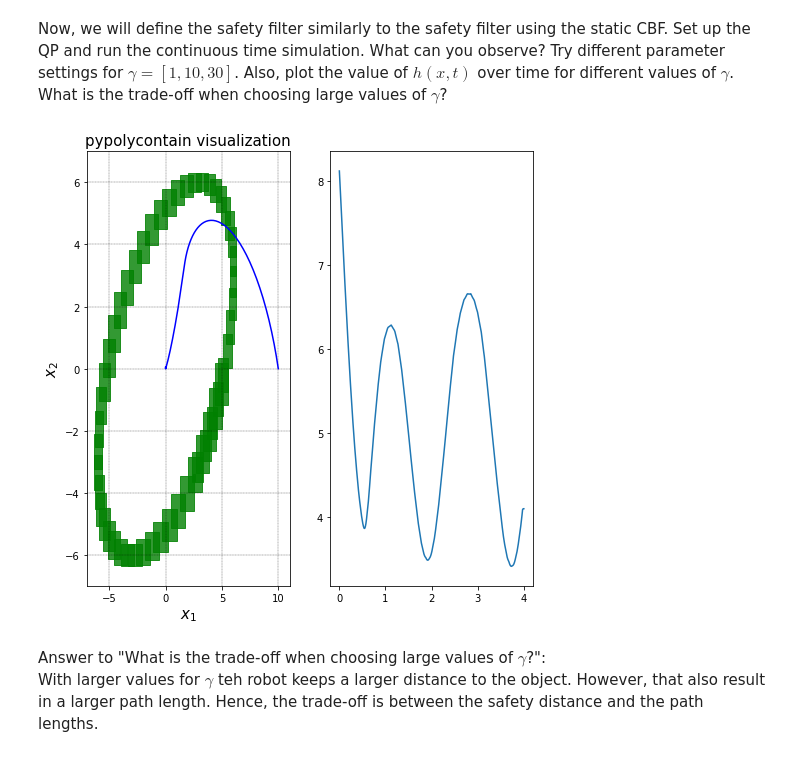
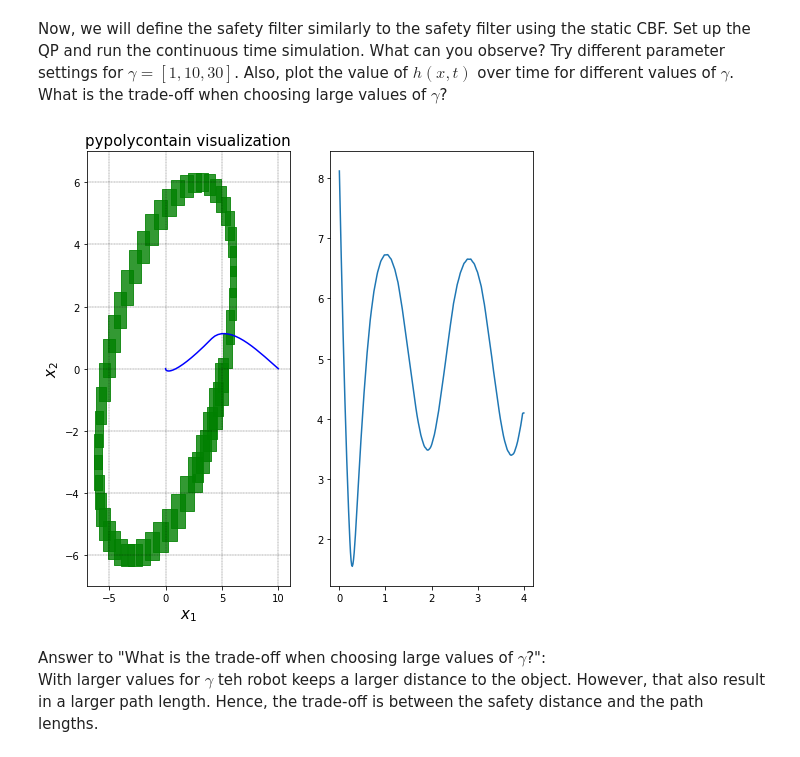
Before and after one commit to TheKastenkarl/DD2415-Safe-Robot-Planning-and-Control, a Jupyter notebook: Tutorial_1/tut1_reachability_CandA.ipynb, the cells around one changed output. Saved outputs shown, nothing was run; the diff lists cells and outputs as text; code cells hidden in the pictures.

```diff
--- a/Tutorial_1/tut1_reachability_CandA.ipynb
+++ b/Tutorial_1/tut1_reachability_CandA.ipynb
@@ -588,12 +588,12 @@ def safety_filter(x, h, t):
     dhdt = 0
 
     # set up QP: (https://courses.csail.mit.edu/6.867/wiki/images/a/a7/Qp-cvxopt.pdf)
-    # min 1/2 x^T P x + q^T x -> P = 1/2 Q, q=0
+    # min 1/2 x^T P x + q^T x -> P = 2*Q, q=0
     # s.t. Gx <= h
     # dh/dx*(Ax+Bu)+dh/dt = dh/dx*(Ax+Bu)+0 = dh/dx*Ax + dh/dx*B*(u_tilde+u_ref) >= -gamma*h(x,t)
     # -> dh/dx*Ax + gamma*h(x,t) + dh/dx*B*u_ref >= -dh/dx*B*u_tilde
     # -> h = dh/dx*Ax + gamma*h(x,t) + dh/dx*B*u_ref, G = -dh/dx*B
-    P = 0.5 * matrix(Q, tc='d')
+    P = 2 * matrix(Q, tc='d')
     q = matrix(np.zeros(2), tc='d')
     G = matrix(-np.transpose(dhdx) @ B, (1, 2), tc='d')
     h_opt = matrix(np.transpose(dhdx) @ A @ x + gamma * h(x,t) + np.transpose(dhdx) @ B @ u_ref, tc='d')
@@ -789,7 +789,7 @@ Now, we will define the safety filter similarly to the safety filter using the s
 # %%
 def safety_filter(x, t):
     #PUT YOUR CODE HERE
-    gamma = 1
+    gamma = 10
     # reference control input
     u_ref = - K @ x  # u = -Kx
 
@@ -808,34 +808,34 @@ def safety_filter(x, t):
     h_opt = matrix(np.transpose(dhdx) @ A @ x + gamma * h_val + np.transpose(dhdx) @ B @ u_ref + dhdt, tc='d')
 
     solvers.options['show_progress'] = False
     sol = solvers.qp(P,q,G,h_opt)
     u_tilde = np.array([i for i in sol['x']])
     u_safe = u_tilde + u_ref
     return u_safe
 
 # closed loop dynamics including CBF controller
 def closed_loop_system(x, t):
     #PUT YOUR CODE HERE
     u_safe = safety_filter(x, t)
     dx = A @ x + B @ u_safe
     return dx
 
 # Initial Conditions
 t_sim = np.linspace(0, sim_duration, 300)
 
 x_sol = odeint(closed_loop_system, c0, t_sim)
 
 fig = plt.figure()
 ax = fig.add_subplot(121)
 pp.visualize(zts_obj, fig=fig, ax=ax)
 plt.plot(x_sol[:, 0], x_sol[:, 1], 'b')
 ax.set_xlim([-7, 11])
 ax.set_ylim([-7, 7])
 ax2 = fig.add_subplot(122)
 plt.plot(t_sim, [cbf_dynamic(x_sol[i], t_sim[i])[0] for i in range(len(t_sim))])
 plt.show()
 # %% [output]
-[figure, old version]
+[figure, new version]
 # %% [markdown]
 Answer to "What is the trade-off when choosing large values of $\gamma$?": <br />
 With larger values for $\gamma$ teh robot keeps a larger distance to the object. However, that also result in a larger path length. Hence, the trade-off is between the safety distance and the path lengths.
```
Also changed, not shown: parts of 1 cell of this notebook.
